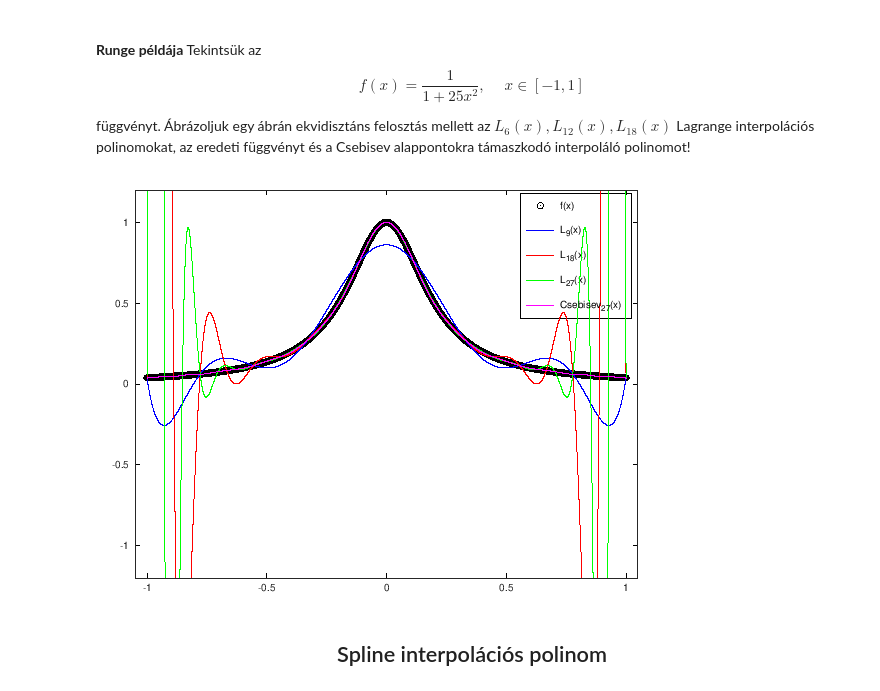
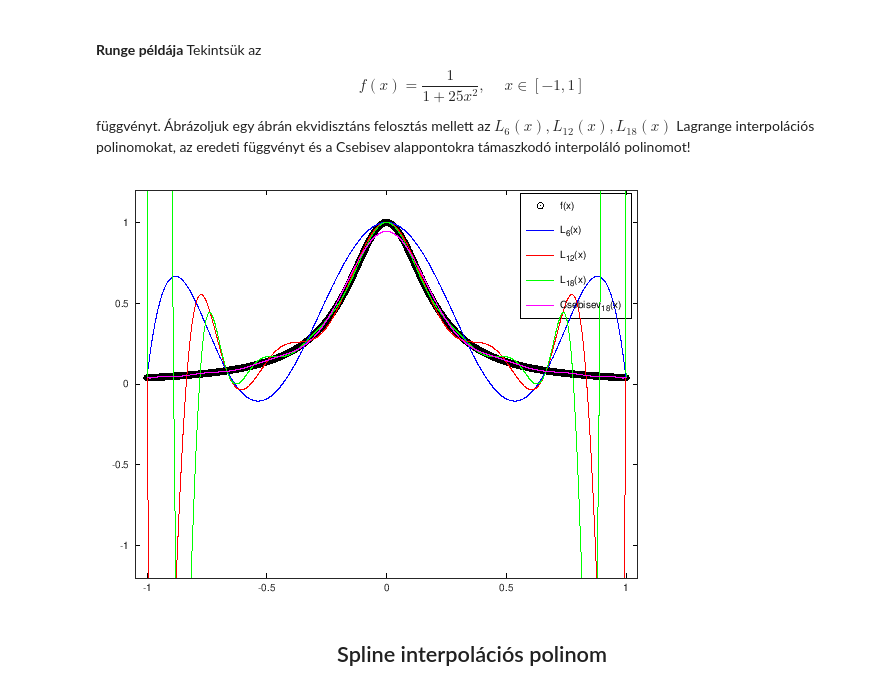
Before and after one commit to feipaat/NumerikusMatematika_DE, a Jupyter notebook: Eloadas/Blokk#4.ipynb, the cells around one changed output. Saved outputs shown, nothing was run; the diff lists cells and outputs as text; code cells hidden in the pictures.

```diff
--- a/Eloadas/Blokk#4.ipynb
+++ b/Eloadas/Blokk#4.ipynb
@@ -29,9 +29,9 @@ $$f(x)=\frac{1}{1+25x^2},\ \quad x\in [-1,1]$$
 
 függvényt. Ábrázoljuk egy ábrán ekvidisztáns felosztás mellett az $L_6(x), L_{12}(x), L_{18}(x)$ Lagrange interpolációs polinomokat, az eredeti függvényt és a Csebisev alappontokra támaszkodó interpoláló polinomot!
 # %%
-Rungepelda(-1,1,9)
+Rungepelda(-1,1,6)
 # %% [output]
-[figure, old version]
+[figure, new version]
 # %% [markdown]
 ## <center>Spline interpolációs polinom</center>
 # %% [markdown]
```
